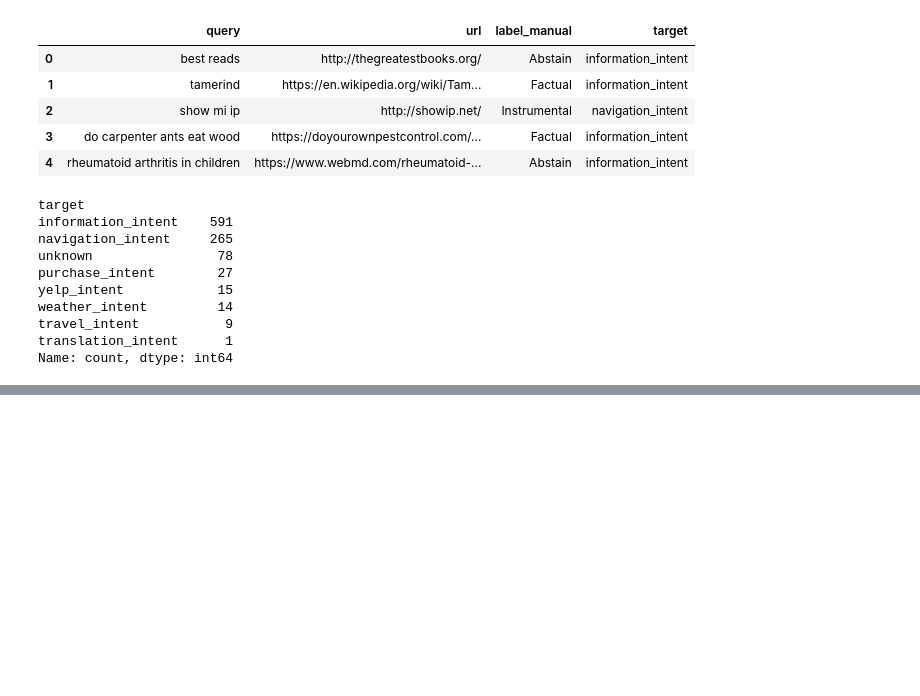
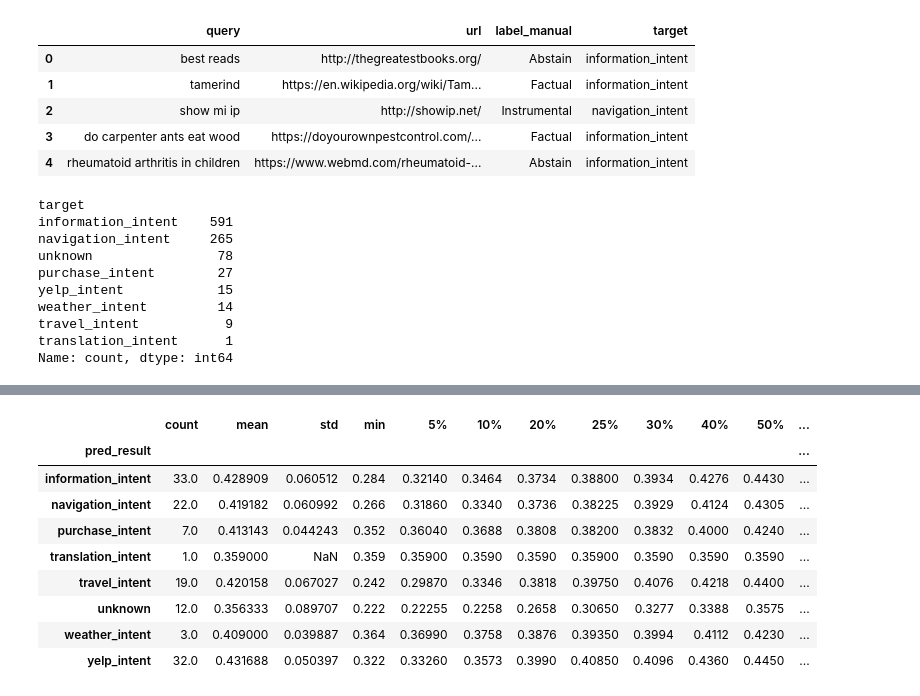
Before and after one commit to mozilla/smart_intent, a Jupyter notebook: notebooks/intent_evaluation.ipynb, the cells around one changed output, grey strips where cells are left out. Drawn from its saved outputs; the diff is of its cells as text; code cells hidden in the pictures; blank space fills up the shorter version.

```diff
--- a/notebooks/intent_evaluation.ipynb
+++ b/notebooks/intent_evaluation.ipynb
@@ -223,3 +329,16 @@ intent hit rate (accuracy) = 0.521
+# %%
+pd.DataFrame(intent_queries_below_thresholds).groupby('pred_result')['pred_proba'].describe(percentiles=[.05, .1,.2,.25,.3, .4,.5,.6, .7, .75, .8, .9, .95, .98, .99])
+# %% [output]
+|  | count | mean | std | min | 5% | 10% | 20% | 25% | 30% | 40% | 50% | ... |
+| pred_result |  |  |  |  |  |  |  |  |  |  |  | ... |
+| information_intent | 33.0 | 0.428909 | 0.060512 | 0.284 | 0.32140 | 0.3464 | 0.3734 | 0.38800 | 0.3934 | 0.4276 | 0.4430 | ... |
+| navigation_intent | 22.0 | 0.419182 | 0.060992 | 0.266 | 0.31860 | 0.3340 | 0.3736 | 0.38225 | 0.3929 | 0.4124 | 0.4305 | ... |
+| purchase_intent | 7.0 | 0.413143 | 0.044243 | 0.352 | 0.36040 | 0.3688 | 0.3808 | 0.38200 | 0.3832 | 0.4000 | 0.4240 | ... |
+| translation_intent | 1.0 | 0.359000 | NaN | 0.359 | 0.35900 | 0.3590 | 0.3590 | 0.35900 | 0.3590 | 0.3590 | 0.3590 | ... |
+| travel_intent | 19.0 | 0.420158 | 0.067027 | 0.242 | 0.29870 | 0.3346 | 0.3818 | 0.39750 | 0.4076 | 0.4218 | 0.4400 | ... |
+| unknown | 12.0 | 0.356333 | 0.089707 | 0.222 | 0.22255 | 0.2258 | 0.2658 | 0.30650 | 0.3277 | 0.3388 | 0.3575 | ... |
+| weather_intent | 3.0 | 0.409000 | 0.039887 | 0.364 | 0.36990 | 0.3758 | 0.3876 | 0.39350 | 0.3994 | 0.4112 | 0.4230 | ... |
+| yelp_intent | 32.0 | 0.431688 | 0.050397 | 0.322 | 0.33260 | 0.3573 | 0.3990 | 0.40850 | 0.4096 | 0.4360 | 0.4450 | ... |
 # %%
 intent_queries_classified_df = pd.DataFrame(intent_queries_classified)
 intent_queries_misclassified_df = pd.DataFrame(intent_queries_misclassified)
```
Also changed, not shown: parts of 28 cells of this notebook, 4 other files.
